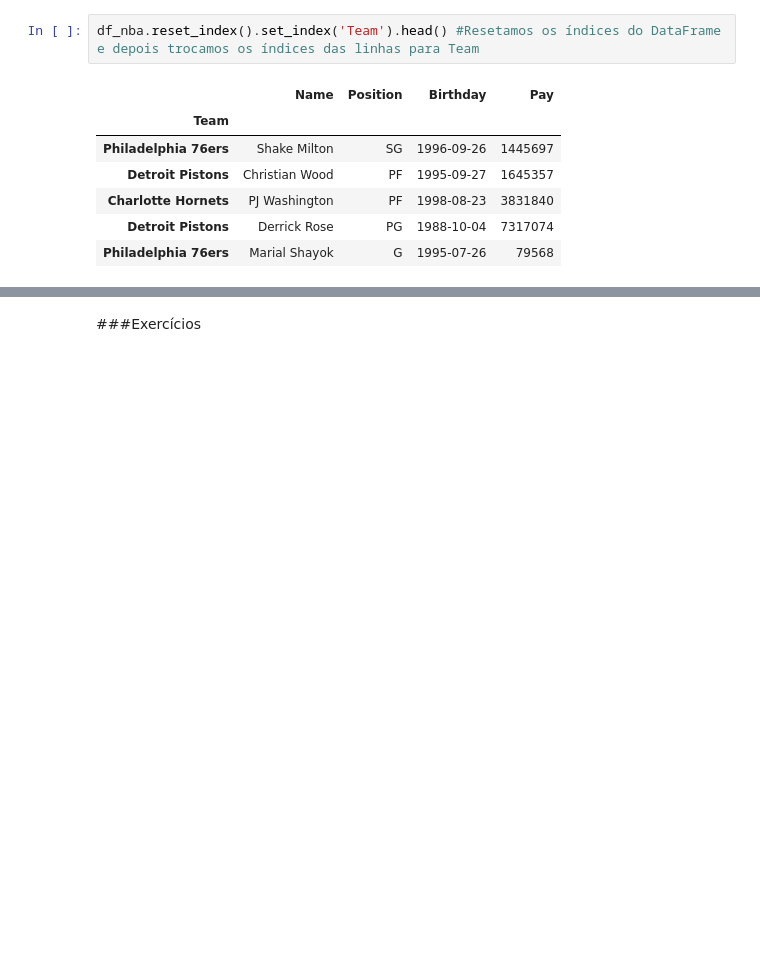
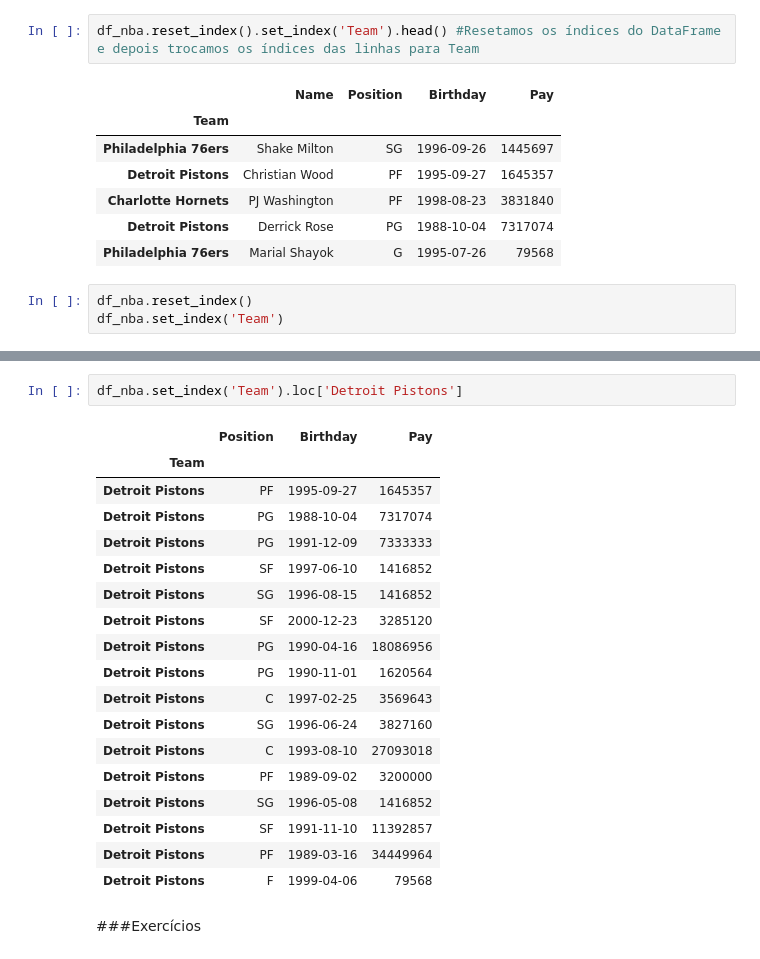
Before and after one commit to leandroclv/pandas_in_action, a Jupyter notebook: cap_04.ipynb, the cells around one changed output, grey strips where cells are left out. Cells and saved outputs as stored; diff of their text form; blank space fills up the shorter version.

```diff
--- a/cap_04.ipynb
+++ b/cap_04.ipynb
@@ -697,3 +697,6 @@ df_nba.reset_index().set_index('Team').head() #Resetamos os índices do DataFram
 | Charlotte Hornets | PJ Washington | PF | 1998-08-23 | 3831840 |
 | Detroit Pistons | Derrick Rose | PG | 1988-10-04 | 7317074 |
 | Philadelphia 76ers | Marial Shayok | G | 1995-07-26 | 79568 |
+# %%
+df_nba.reset_index()
+df_nba.set_index('Team')
@@ -700,3 +718,24 @@ df_nba.reset_index().set_index('Team').head() #Resetamos os índices do DataFram
+# %%
+df_nba.set_index('Team').loc['Detroit Pistons']
+# %% [output]
+|  | Position | Birthday | Pay |
+| Team |  |  |  |
+| Detroit Pistons | PF | 1995-09-27 | 1645357 |
+| Detroit Pistons | PG | 1988-10-04 | 7317074 |
+| Detroit Pistons | PG | 1991-12-09 | 7333333 |
+| Detroit Pistons | SF | 1997-06-10 | 1416852 |
+| Detroit Pistons | SG | 1996-08-15 | 1416852 |
+| Detroit Pistons | SF | 2000-12-23 | 3285120 |
+| Detroit Pistons | PG | 1990-04-16 | 18086956 |
+| Detroit Pistons | PG | 1990-11-01 | 1620564 |
+| Detroit Pistons | C | 1997-02-25 | 3569643 |
+| Detroit Pistons | SG | 1996-06-24 | 3827160 |
+| Detroit Pistons | C | 1993-08-10 | 27093018 |
+| Detroit Pistons | PF | 1989-09-02 | 3200000 |
+| Detroit Pistons | SG | 1996-05-08 | 1416852 |
+| Detroit Pistons | SF | 1991-11-10 | 11392857 |
+| Detroit Pistons | PF | 1989-03-16 | 34449964 |
+| Detroit Pistons | F | 1999-04-06 | 79568 |
 # %% [markdown]
 ###Exercícios
 # %%
```
Also changed, not shown: parts of 11 cells of this notebook.
